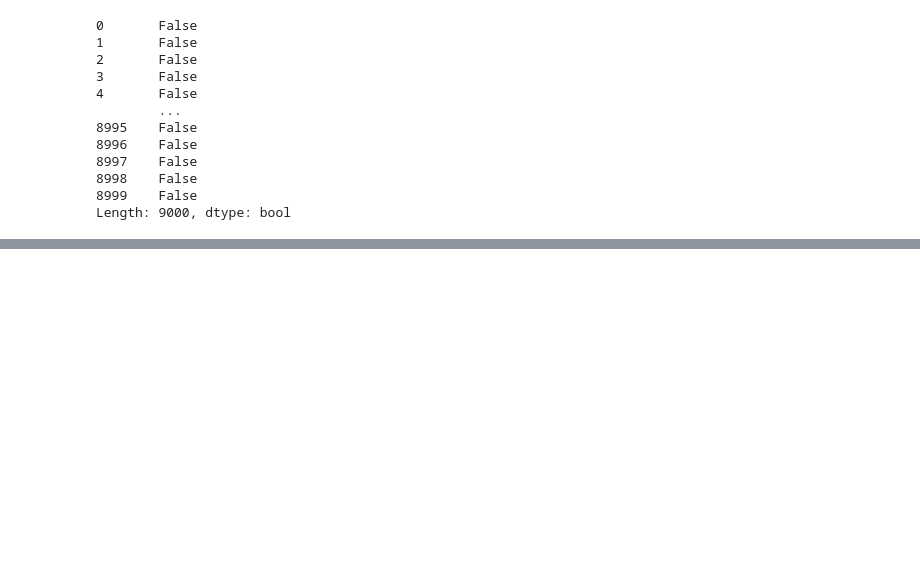
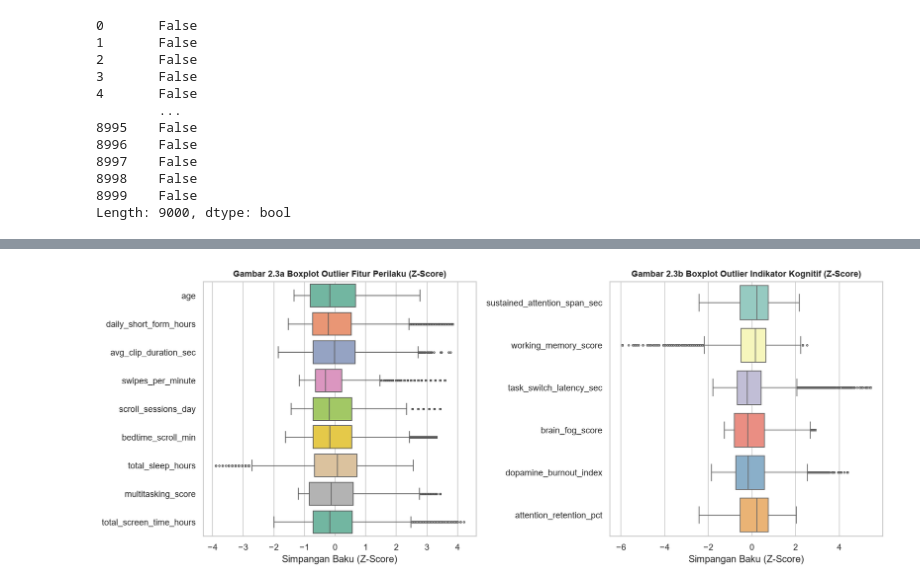
Before and after one commit to Sann11-y/analisis-pola-tidur-regresi-ridge-random-forest, a Jupyter notebook: 1_EDA_dan_Split.ipynb, the cells around one changed output, grey strips where cells are left out. Cells and saved outputs as stored; diff of their text form; code cells hidden in the pictures; blank space fills up the shorter version.

```diff
--- a/1_EDA_dan_Split.ipynb
+++ b/1_EDA_dan_Split.ipynb
@@ -194,0 +267,18 @@ Fitur-fitur dalam dataset ini dikelompokkan secara logis ke dalam beberapa kateg
+# %%
+# Visualisasi 3: Boxplot Sebaran Outlier (Distandarisasi Z-Score)
+fig, axes = plt.subplots(1, 2, figsize=(14, 5.5))
+
+behav_z = (df[behavioral_num_cols] - df[behavioral_num_cols].mean()) / df[behavioral_num_cols].std()
+sns.boxplot(data=behav_z, orient='h', ax=axes[0], palette='Set2', fliersize=2)
+axes[0].set_title('Gambar 2.3a Boxplot Outlier Fitur Perilaku (Z-Score)', fontsize=11, fontweight='bold')
+axes[0].set_xlabel('Simpangan Baku (Z-Score)')
+
+cog_z = (df[cognitive_num_cols] - df[cognitive_num_cols].mean()) / df[cognitive_num_cols].std()
+sns.boxplot(data=cog_z, orient='h', ax=axes[1], palette='Set3', fliersize=2)
+axes[1].set_title('Gambar 2.3b Boxplot Outlier Indikator Kognitif (Z-Score)', fontsize=11, fontweight='bold')
+axes[1].set_xlabel('Simpangan Baku (Z-Score)')
+
+plt.tight_layout()
+plt.show()
+# %% [output]
+[figure, added]
```
Also changed, not shown: parts of 8 cells of this notebook.
